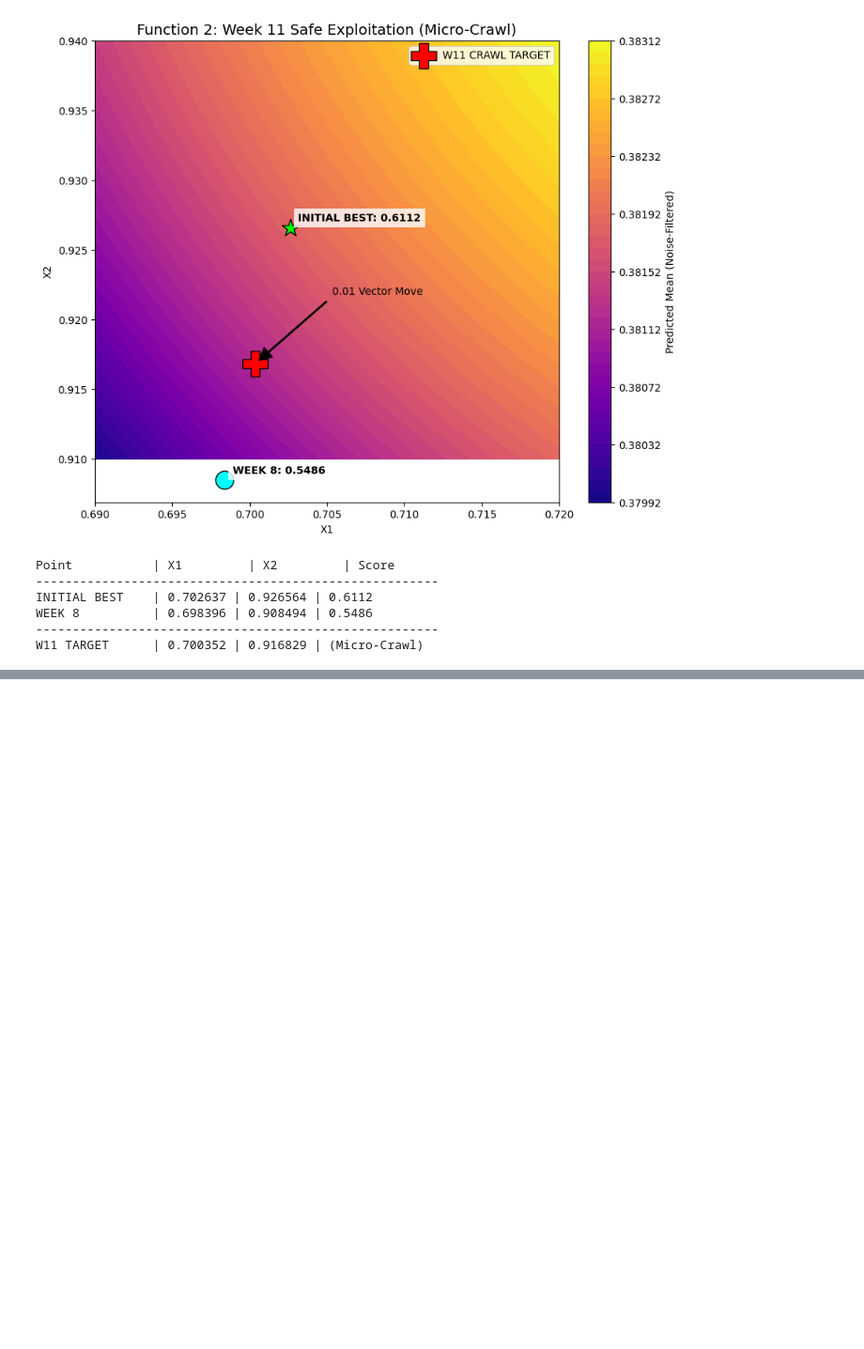
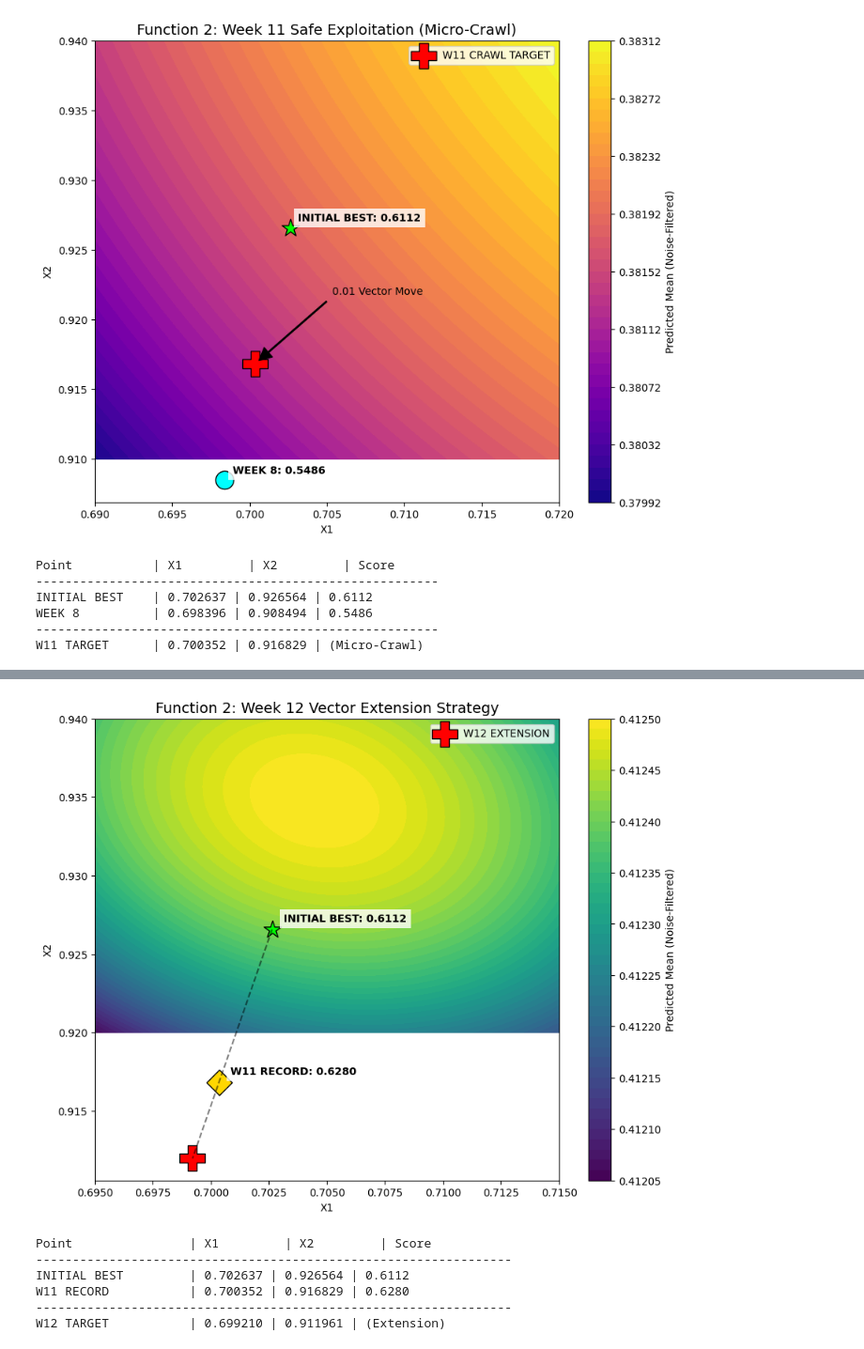
Before and after one commit to hegdevinu/Imperial-Capstone, a Jupyter notebook: notebooks/02_Function_2.ipynb, the cells around one changed output, grey strips where cells are left out. Shown at 94% size. Drawn from its saved outputs; the diff is of its cells as text; code cells hidden in the pictures; blank space fills up the shorter version.

```diff
--- a/notebooks/02_Function_2.ipynb
+++ b/notebooks/02_Function_2.ipynb
@@ -1300,0 +1311,79 @@ W11 TARGET      | 0.700352 | 0.916829 | (Micro-Crawl)
+# %%
+import numpy as np
+import os
+import matplotlib.pyplot as plt
+from sklearn.gaussian_process import GaussianProcessRegressor
+from sklearn.gaussian_process.kernels import Matern, ConstantKernel as C
+
+# 1. Setup Path and Load Updated Data (Function 2)
+data_path = '../capstone_data/initial_data/function_2/'
+X = np.load(os.path.join(data_path, 'initial_inputs.npy'))
+y = np.load(os.path.join(data_path, 'initial_outputs.npy'))
+
+# 2. Vector Calculation: Precision Extension
+# Initial Best: Index 9, W11 Record: Index 20 (assuming sequential updates)
+start_point = X[9]    # [0.702637, 0.926564]
+w11_point = X[20]     # The new 0.6279 record
+
+# Calculate direction vector from start to the new record
+direction = w11_point - start_point
+distance = np.linalg.norm(direction)
+unit_vector = direction / distance
+
+# Move 0.005 units further past the W11 point
+w12_target = w11_point + (0.005 * unit_vector)
+
+# 3. GP Model for Visualization (High Noise filtering)
+kernel = C(1.0) * Matern(length_scale=0.03, nu=1.5)
+gp = GaussianProcessRegressor(kernel=kernel, alpha=0.08).fit(X, y)
+
+# 4. Visualization: Ultra-Zoom on the Extension
+res = 200
+# Focus narrowly on the extension vector
+x1_min, x1_max = 0.695, 0.715
+x2_min, x2_max = 0.920, 0.940
+X1, X2 = np.meshgrid(np.linspace(x1_min, x1_max, res), np.linspace(x2_min, x2_max, res))
+grid = np.c_[X1.ravel(), X2.ravel()]
+
+mu = gp.predict(grid).reshape(res, res)
+
+fig, ax = plt.subplots(figsize=(10, 8))
+cp = ax.contourf(X1, X2, mu, levels=50, cmap='viridis')
+plt.colorbar(cp, label='Predicted Mean (Noise-Filtered)')
+
+# Plot Key Milestones
+key_indices = [9, 20]
+labels = ["INITIAL BEST", "W11 RECORD"]
+colors = ['lime', 'gold']
+
+for i, idx in enumerate(key_indices):
+    ax.scatter(X[idx,0], X[idx,1], c=colors[i], edgecolors='black', s=300, marker='*' if idx==9 else 'D')
+    ax.text(X[idx,0]+0.0005, X[idx,1]+0.0005, f"{labels[i]}: {y[idx]:.4f}",
+            fontsize=10, fontweight='bold', bbox=dict(facecolor='white', alpha=0.8, edgecolor='none'))
+
+# Mark Week 12 Extension
+ax.scatter(w12_target[0], w12_target[1], c='red', marker='P', s=600, edgecolors='black', label='W12 EXTENSION')
+
+# Draw vector line
+ax.plot([start_point[0], w12_target[0]], [start_point[1], w12_target[1]], 'k--', alpha=0.5)
+
+ax.set_title("Function 2: Week 12 Vector Extension Strategy", fontsize=14)
+ax.set_xlabel("X1"), ax.set_ylabel("X2")
+ax.legend()
+plt.show()
+
+# 5. Data Summary
+print(f"{'Point':<20} | {'X1':<10} | {'X2':<10} | {'Score'}")
+print("-" * 65)
+print(f"{'INITIAL BEST':<20} | {start_point[0]:.6f} | {start_point[1]:.6f} | {y[9]:.4f}")
+print(f"{'W11 RECORD':<20} | {w11_point[0]:.6f} | {w11_point[1]:.6f} | {y[20]:.4f}")
+print("-" * 65)
+print(f"{'W12 TARGET':<20} | {w12_target[0]:.6f} | {w12_target[1]:.6f} | (Extension)")
+# %% [output]
+[figure, added]
+Point                | X1         | X2         | Score
+-----------------------------------------------------------------
+INITIAL BEST         | 0.702637 | 0.926564 | 0.6112
+W11 RECORD           | 0.700352 | 0.916829 | 0.6280
+-----------------------------------------------------------------
+W12 TARGET           | 0.699210 | 0.911961 | (Extension)
```
Also changed, not shown: parts of 1 cell of this notebook, 24 other files.
